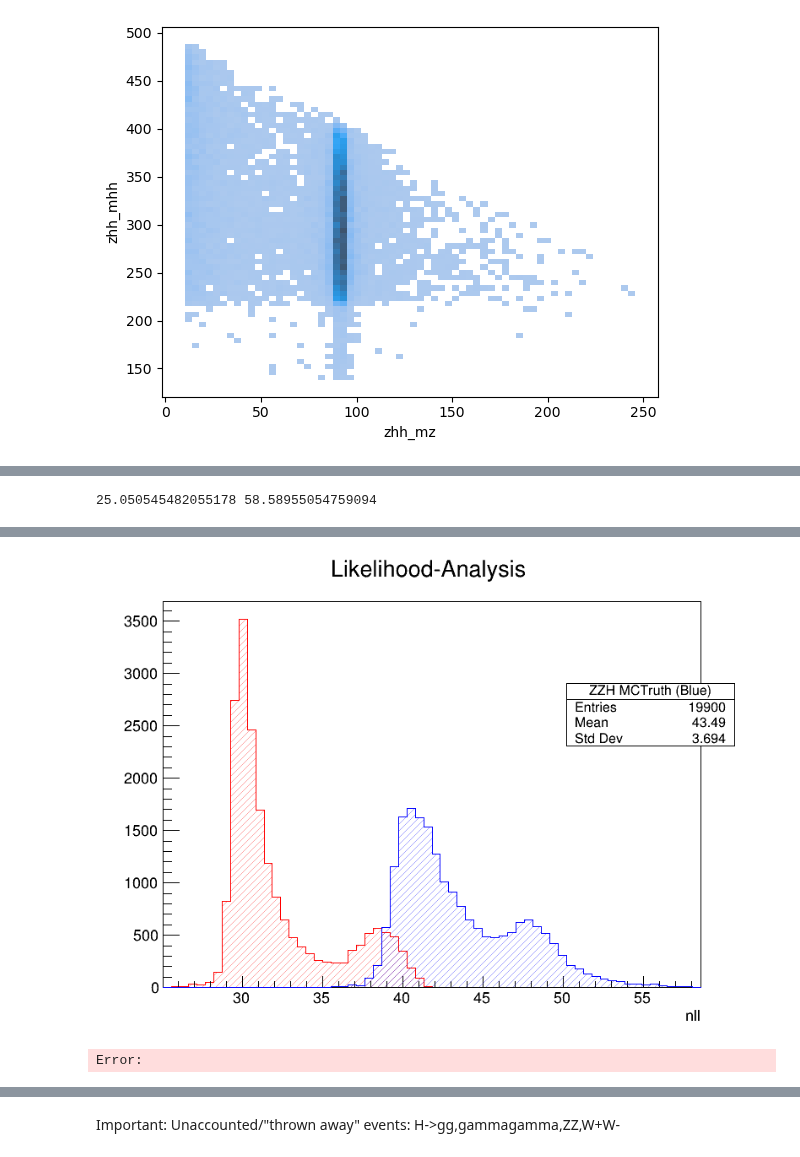
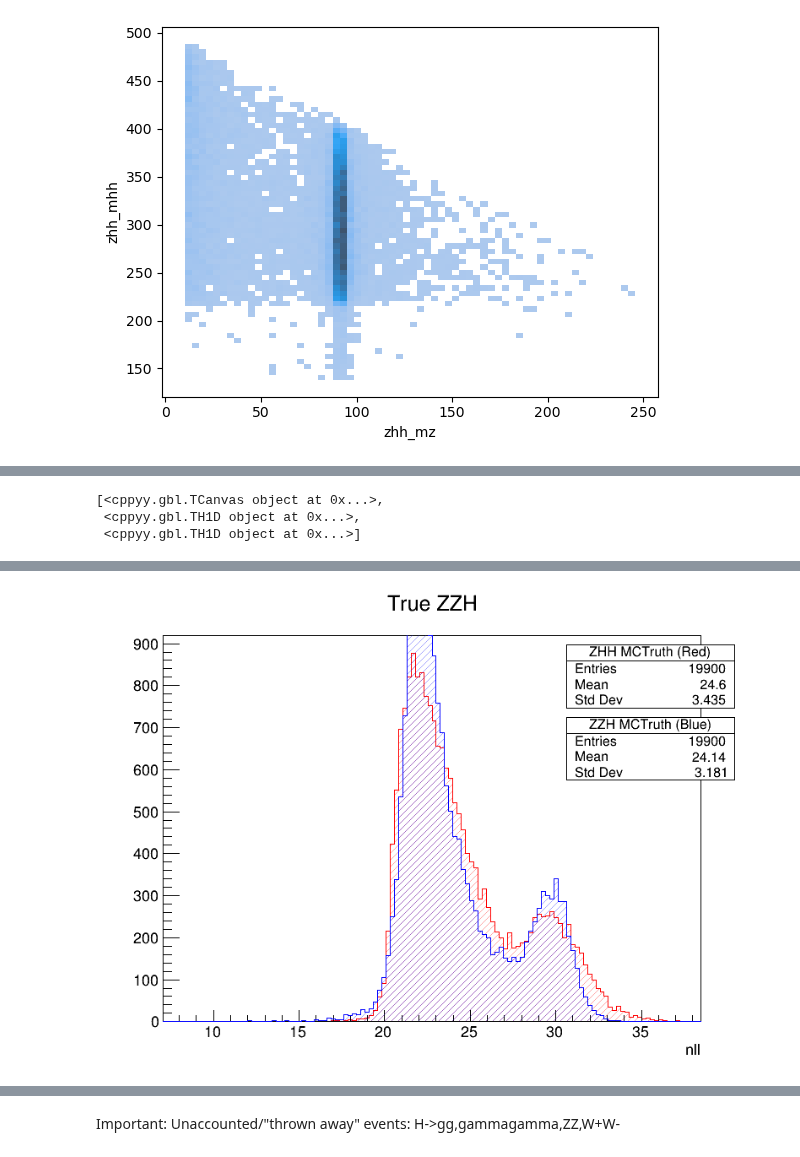
Before and after one commit to nVentis/MEM_HEP, a Jupyter notebook: view_v3.ipynb, the cells around one changed output, grey strips where cells are left out. Saved outputs shown, nothing was run; the diff lists cells and outputs as text; code cells hidden in the pictures.

```diff
--- a/view_v3.ipynb
+++ b/view_v3.ipynb
@@ -96 +92,4 @@ data.loc[:, "zzh_sigmalr"] = data["zzh_sigmalrl"] + data["zzh_sigmalrr"]
+# %%
+# Average over helicity final states; for Z boson with spin s=1, 2s+1=3 possibilities, s_z = -1,0,1
+data["zzh_sigmalr"] = 1/3 * ( data["zzh_sigmalrl"] + data["zzh_sigmalrz"] + data["zzh_sigmalrr"] )
 # %%
@@ -161,16 +121,9 @@ data[["zzh_mz2h", "zhh_mhh", "zzh_mz2"]]
 # %%
 true_zzh = data[(data["is_zzh"] == 1) & (data["zhh_sigma"] > 0) & (data["zzh_sigma"] > 0)].copy()
 true_zhh = data[(data["is_zhh"] == 1) & (data["zhh_sigma"] > 0) & (data["zzh_sigma"] > 0)].copy()
-# %%
-true_zzh["zhh_nll"] = -np.log(true_zzh["zhh_sigma"])
-true_zzh["zzh_nll"] = -np.log(true_zzh["zzh_sigma"])
-true_zzh["llr"]     = np.log(true_zzh["zzh_sigma"]/true_zzh["zhh_sigma"])
-true_zzh.reset_index(drop=True, inplace=True)
-
-true_zhh["zhh_nll"] = -np.log(true_zhh["zhh_sigma"])
-true_zhh["zzh_nll"] = -np.log(true_zhh["zzh_sigma"])
-true_zhh["llr"]     = np.log(true_zhh["zzh_sigma"]/true_zhh["zhh_sigma"])
-true_zhh.reset_index(drop=True, inplace=True)
+# %%
+true_zzh = calc_nll(true_zzh, "zhh_sigmalr", "zzh_sigmalr")
+true_zhh = calc_nll(true_zhh, "zhh_sigmalr", "zzh_sigmalr")
 # %%
 sns.histplot(true_zzh, x="zzh_mz1", y="zzh_mz2", bins=(64, 64))
 # %% [output]
@@ -184,20 +153,19 @@ sns.histplot(true_zzh, x="zhh_mz", y="zhh_mhh", bins=(64, 64))
 # %%
-def plot_nll(zhh_nll, zzh_nll, xlabel="nll", units=""):
+def plot_hist(zhh_nll, zzh_nll, xlabel="nll", units="", y1name = "ZHH MCTruth (Red)", y2name = "ZZH MCTruth (Blue)", title="Likelihood-Analysis"):
     g_min = min(zhh_nll.min(), zzh_nll.min())
     g_max = max(zhh_nll.max(), zzh_nll.max())
 
     canv = ROOT.TCanvas("c_name", "c_title", 800, 600)
-    hist_zhh = ROOT.TH1D("ZHH MCTruth (Red)", "Likelihood-Analysis", 64, g_min, g_max)
-    hist_zzh = ROOT.TH1D("ZZH MCTruth (Blue)", "Likelihood-Analysis", 64, g_min, g_max)
+    hist_zhh = ROOT.TH1D(y1name, title, 128, g_min, g_max)
+    hist_zzh = ROOT.TH1D(y2name, title, 128, g_min, g_max)
 
     xaxis = hist_zhh.GetXaxis()
     xaxis.SetTitle(xlabel + (" [" + units + "]" if units != "" else ""))
 
-    for i in zhh_nll:
-        hist_zhh.Fill(i)
-
-    for i in zzh_nll:
-        hist_zzh.Fill(i)
+    # Assume hist_zhh and hist_zzh are of same size
+    for i in range(0, len(zhh_nll)):
+        hist_zhh.Fill(zhh_nll[i])
+        hist_zzh.Fill(zzh_nll[i])
 
     hist_zhh.SetFillStyle(3004)
     hist_zhh.SetFillColorAlpha(ROOT.kRed, 0.35)
@@ -221,19 +189,19 @@ def plot_nll(zhh_nll, zzh_nll, xlabel="nll", units=""):
     statsbox_zhh.SetY1NDC(0.75)
     statsbox_zhh.SetY2NDC(0.88)
 
-    lol = statsbox_zhh.GetListOfLines()
-    ttxt = statsbox_zhh.GetLineWith("Entries")
-    ttxt.SetTextColor(ROOT.kRed)
+    #lol = statsbox_zhh.GetListOfLines()
+    #ttxt = statsbox_zhh.GetLineWith("Entries")
+    #ttxt.SetTextColor(ROOT.kRed)
     #lol.Remove(ttxt)
 
     statsbox_zzh = hist_zzh.FindObject("stats")
-    statsbox_zhh.GetListOfLines()[1].SetTextColor(ROOT.kRed)
+    #statsbox_zhh.GetListOfLines()[1].SetTextColor(ROOT.kRed)
     statsbox_zzh.SetX1NDC(0.7)
     statsbox_zzh.SetX2NDC(0.95)
     statsbox_zzh.SetY1NDC(0.6)
     statsbox_zzh.SetY2NDC(0.73)
 
-    hist_zhh.SetStats(0)
+    #hist_zhh.SetStats(0)
     canv.Modified()
     canv.Update()
 
@@ -241,4 +219,6 @@ def plot_nll(zhh_nll, zzh_nll, xlabel="nll", units=""):
 # %%
-plot_nll(true_zzh["zhh_nll"], true_zzh["zzh_nll"])
+plot_hist(true_zzh["zhh_nll"], true_zzh["zzh_nll"], title="True ZZH")
 # %% [output]
-25.050545482055178 58.58955054759094
+[<cppyy.gbl.TCanvas object at 0x...>,
+ <cppyy.gbl.TH1D object at 0x...>,
+ <cppyy.gbl.TH1D object at 0x...>]
@@ -251,2 +228 @@ Warning in <TROOT::Append>: Replacing existing TH1: ZZH MCTruth (Blue) (Potentia
-[figure, old version]
+[figure, new version]
-Error:
```
Also changed, not shown: parts of 22 cells of this notebook, 4 other files.
